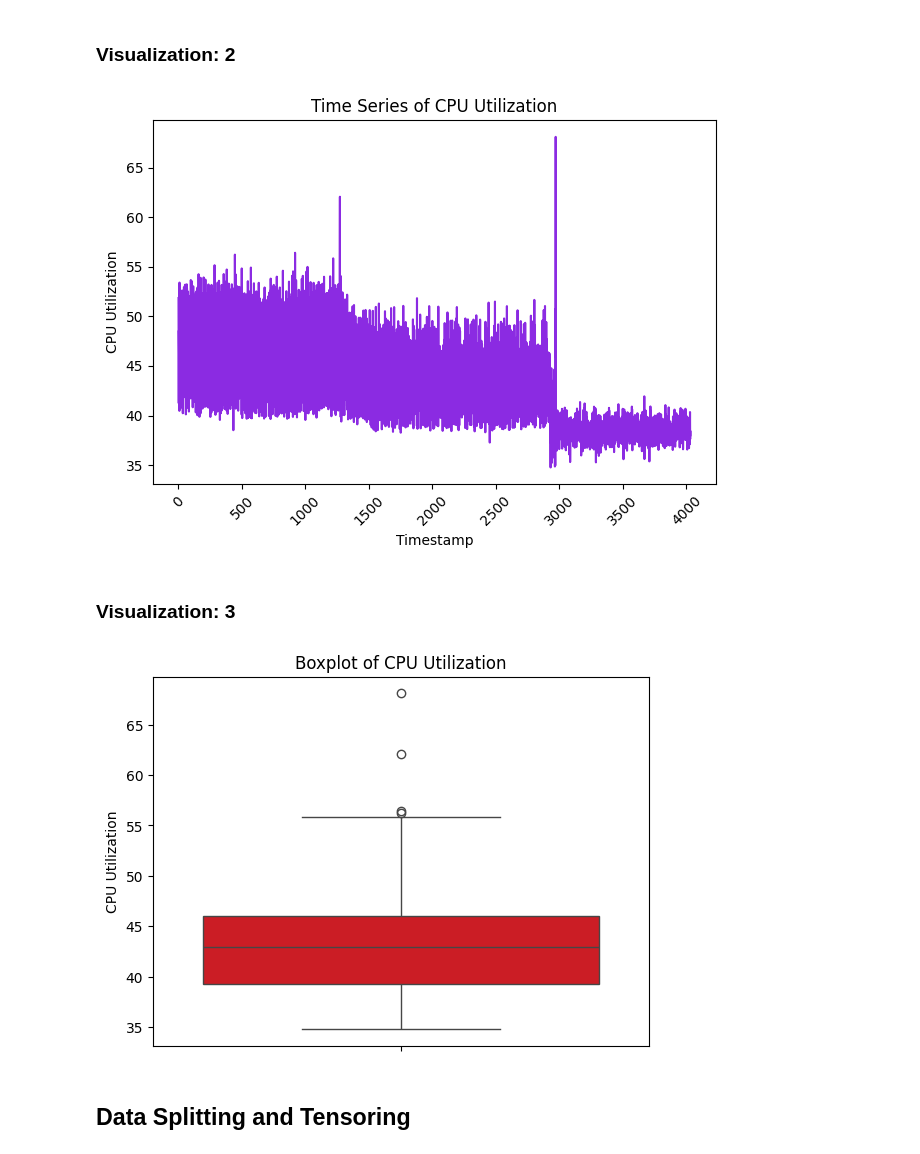
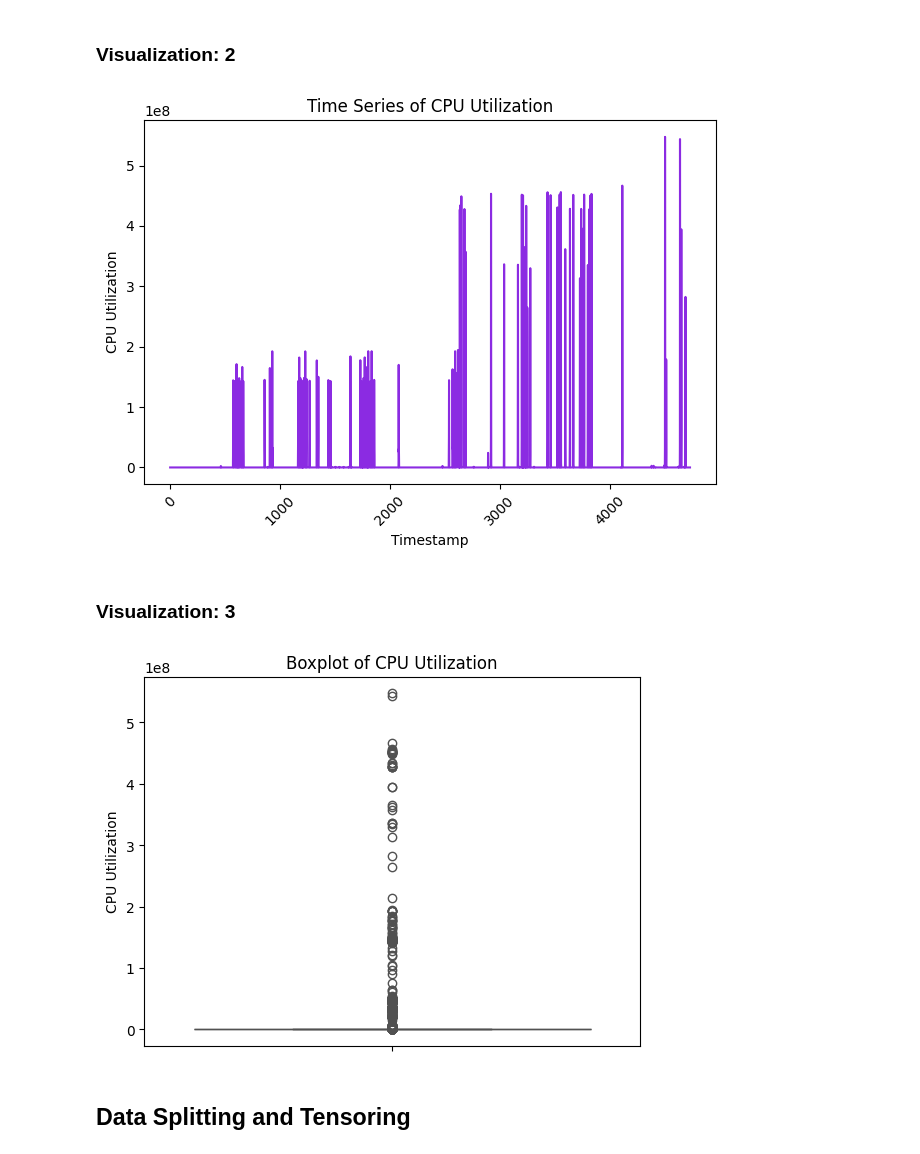
Before and after one commit to UBCSE-ngupta22/CSE676_Assign2, a Jupyter notebook: ngupta22_jatinjay_assignment2_part_2.ipynb, the cells around one changed output. Saved outputs shown, nothing was run; the diff lists cells and outputs as text; code cells hidden in the pictures.

```diff
--- a/ngupta22_jatinjay_assignment2_part_2.ipynb
+++ b/ngupta22_jatinjay_assignment2_part_2.ipynb
@@ -15,7 +16,7 @@ import torch
 ## Reading and Preprocessing Dataset
 # %%
 # Read the dataset
-dataPath = 'dataset/realAWSCloudwatch/realAWSCloudwatch/ec2_cpu_utilization_5f5533.csv'
+dataPath = 'dataset/realAWSCloudwatch/realAWSCloudwatch/ec2_disk_write_bytes_1ef3de.csv'
 data = pd.read_csv(dataPath)
 # %%
 # Main statistics
@@ -64,17 +74,17 @@ plt.xticks(rotation=45)
 plt.tight_layout()
 plt.show()
 # %% [output]
-[figure, old version]
+[figure, new version]
 # %% [markdown]
 ### Visualization: 3
 # %%
 # Boxplot for outliers
-sns.boxplot(data=data, y='value', color=palette_color[3])
+sns.boxplot(data=data, y='value', color=palette_color[4])
 plt.title('Boxplot of CPU Utilization')
 plt.ylabel('CPU Utilization')
 plt.show()
 # %% [output]
-[figure, old version]
+[figure, new version]
 # %%
 # Remove the 'timestamp' column before normalization
 data_numeric = data.drop(columns=['timestamp'])
```
Also changed, not shown: parts of 29 cells of this notebook, 5 other files.
